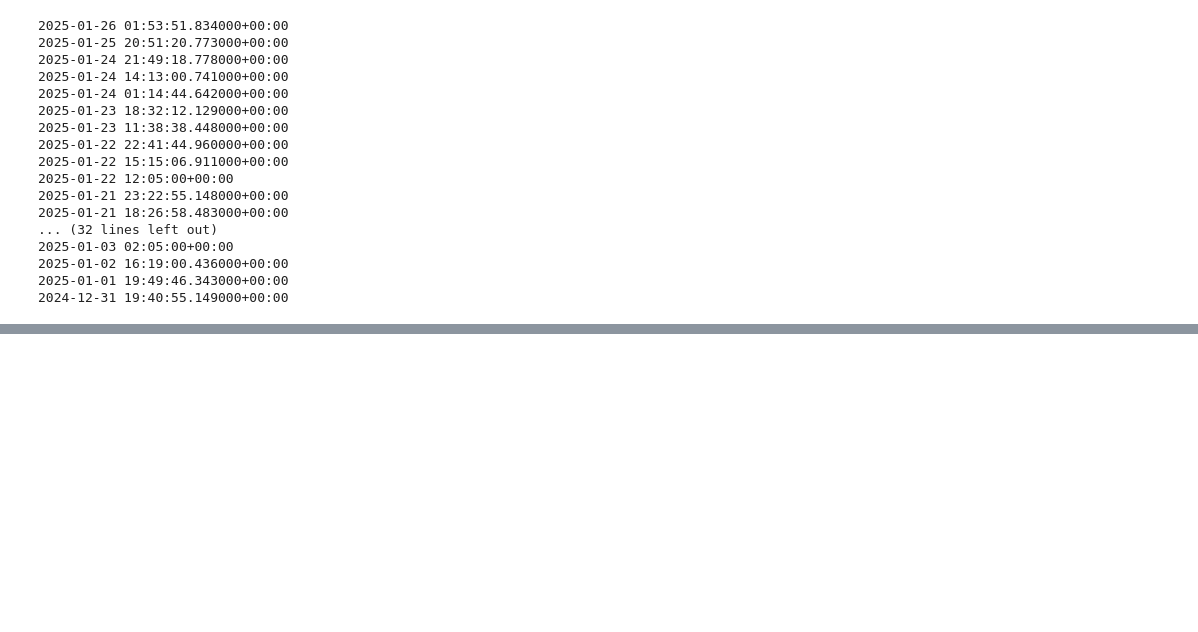
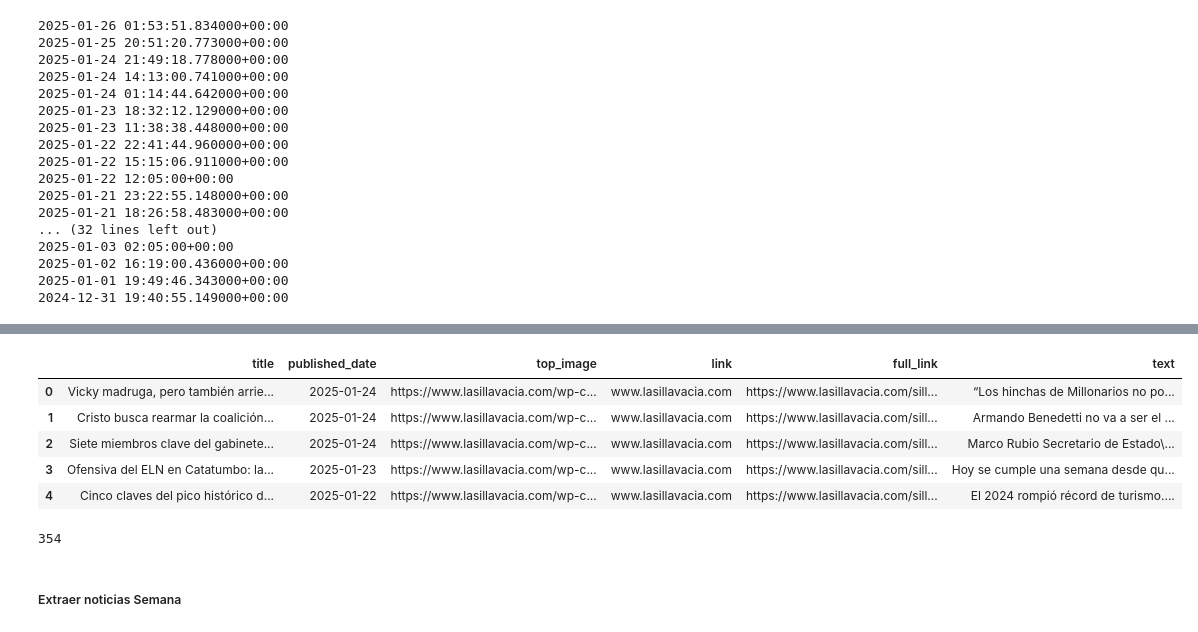
Before and after one commit to atolozam/Mes-en-noticias, a Jupyter notebook: scripts/1_get_raw_news.ipynb, the cells around one changed output, grey strips where cells are left out. Saved outputs shown, nothing was run; the diff lists cells and outputs as text; code cells hidden in the pictures; blank space fills up the shorter version.

```diff
--- a/scripts/1_get_raw_news.ipynb
+++ b/scripts/1_get_raw_news.ipynb
@@ -199,0 +326,18 @@ df_extraidos = pd.DataFrame(list(parse_data.values()))
+# %%
+parse_data = {}
+resultados = []
+
+# Este código se encarga de unos Xpath específicos de la página de La Silla Vacía
+
+driver = webdriver.Chrome()
+driver.get('https://www.lasillavacia.com/silla-nacional/')
+time.sleep(3)
+
+for i in range(1,3):
+    url = driver.find_element(By.XPATH, '//*[@id="post-24123"]/div/div[1]/div[1]/div/div/article['+str(i)+']/div/h2/a')
+    resultados.append(url.get_attribute('href'))
+
+driver.quit()
+
+for noticia in resultados:
+    get_news(noticia, parse_data)
@@ -199,0 +464,16 @@ df_extraidos = pd.DataFrame(list(parse_data.values()))
+# %%
+# Convertimos el dicccionario en un DataFrame
+df_extraidos = pd.DataFrame(list(parse_data.values()))
+# %%
+df_extraidos.head(5)
+# %% [output]
+|  | title | published_date | top_image | link | full_link | text |
+| 0 | Vicky madruga, pero también arrie... | 2025-01-24 | https://www.lasillavacia.com/wp-c... | www.lasillavacia.com | https://www.lasillavacia.com/sill... | “Los hinchas de Millonarios no po... |
+| 1 | Cristo busca rearmar la coalición... | 2025-01-24 | https://www.lasillavacia.com/wp-c... | www.lasillavacia.com | https://www.lasillavacia.com/sill... | Armando Benedetti no va a ser el ... |
+| 2 | Siete miembros clave del gabinete... | 2025-01-24 | https://www.lasillavacia.com/wp-c... | www.lasillavacia.com | https://www.lasillavacia.com/sill... | Marco Rubio Secretario de Estado\... |
+| 3 | Ofensiva del ELN en Catatumbo: la... | 2025-01-23 | https://www.lasillavacia.com/wp-c... | www.lasillavacia.com | https://www.lasillavacia.com/sill... | Hoy se cumple una semana desde qu... |
+| 4 | Cinco claves del pico histórico d... | 2025-01-22 | https://www.lasillavacia.com/wp-c... | www.lasillavacia.com | https://www.lasillavacia.com/sill... | El 2024 rompió récord de turismo.... |
+# %%
+len(df_extraidos)
+# %% [output]
+354
@@ -199,0 +487,2 @@ df_extraidos = pd.DataFrame(list(parse_data.values()))
+# %% [markdown]
+##### Extraer noticias Semana
```
Also changed, not shown: parts of 27 cells of this notebook, 7 other files.
